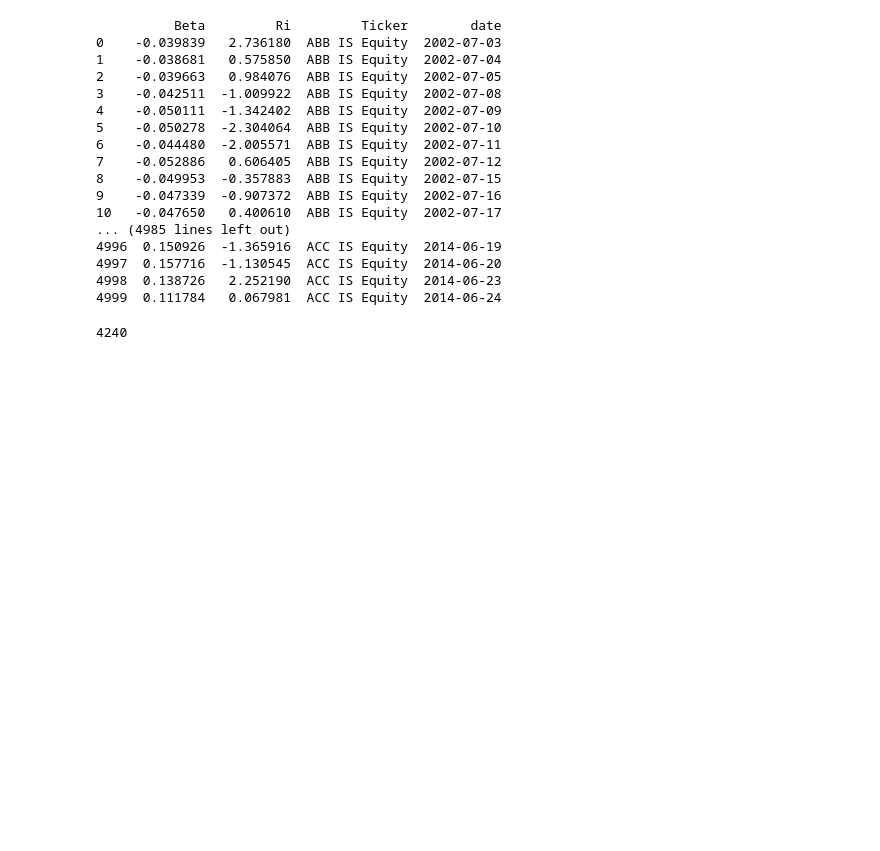
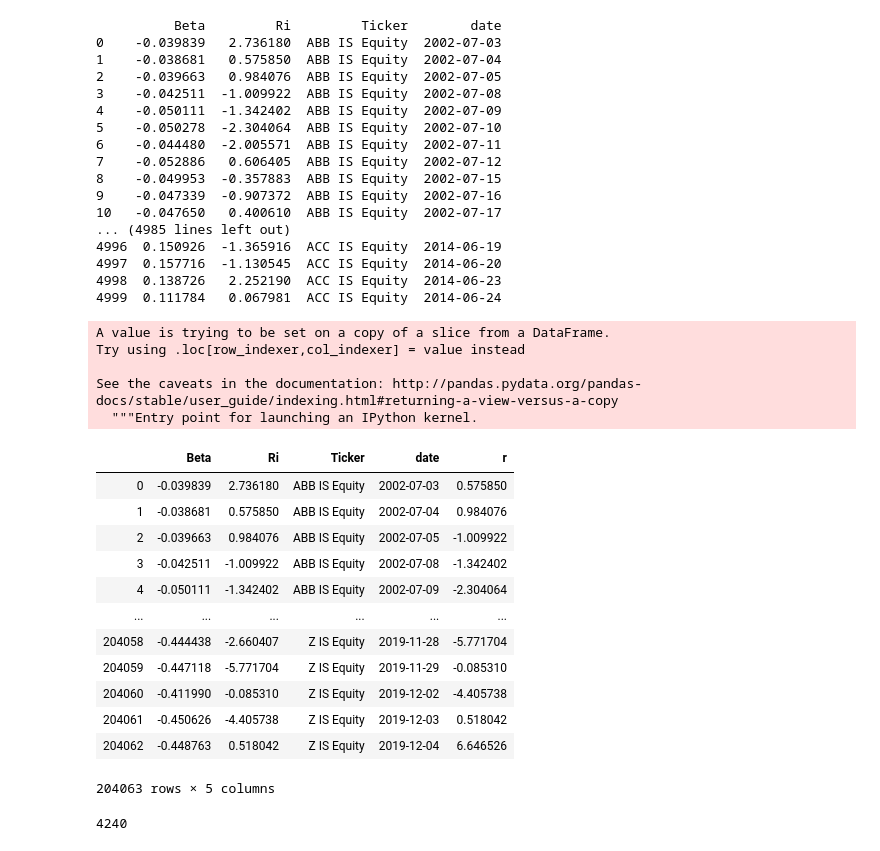
Before and after one commit to dchandak99/Betting-Against-Beta, a Jupyter notebook: Trade_karo.ipynb, the cells around one changed output. Cells and saved outputs as stored; diff of their text form; code cells hidden in the pictures; blank space fills up the shorter version.

Commit message:
Cum_Return

```diff
--- a/Trade_karo.ipynb
+++ b/Trade_karo.ipynb
@@ -31,6 +31,29 @@ df.head(5000)
 4997  0.157716  -1.130545  ACC IS Equity  2014-06-20
 4998  0.138726   2.252190  ACC IS Equity  2014-06-23
 4999  0.111784   0.067981  ACC IS Equity  2014-06-24
+# %%
+df['r']=df['Ri'].shift(-1)
+df=df.dropna()
+df
+# %% [output]
+A value is trying to be set on a copy of a slice from a DataFrame.
+Try using .loc[row_indexer,col_indexer] = value instead
+
+See the caveats in the documentation: http://pandas.pydata.org/pandas-docs/stable/user_guide/indexing.html#returning-a-view-versus-a-copy
+  """Entry point for launching an IPython kernel.
+|  | Beta | Ri | Ticker | date | r |
+| 0 | -0.039839 | 2.736180 | ABB IS Equity | 2002-07-03 | 0.575850 |
+| 1 | -0.038681 | 0.575850 | ABB IS Equity | 2002-07-04 | 0.984076 |
+| 2 | -0.039663 | 0.984076 | ABB IS Equity | 2002-07-05 | -1.009922 |
+| 3 | -0.042511 | -1.009922 | ABB IS Equity | 2002-07-08 | -1.342402 |
+| 4 | -0.050111 | -1.342402 | ABB IS Equity | 2002-07-09 | -2.304064 |
+| ... | ... | ... | ... | ... | ... |
+| 204058 | -0.444438 | -2.660407 | Z IS Equity | 2019-11-28 | -5.771704 |
+| 204059 | -0.447118 | -5.771704 | Z IS Equity | 2019-11-29 | -0.085310 |
+| 204060 | -0.411990 | -0.085310 | Z IS Equity | 2019-12-02 | -4.405738 |
+| 204061 | -0.450626 | -4.405738 | Z IS Equity | 2019-12-03 | 0.518042 |
+| 204062 | -0.448763 | 0.518042 | Z IS Equity | 2019-12-04 | 6.646526 |
+204063 rows × 5 columns
 # %%
 gk=df.groupby('date')
 # %%
```
Also changed, not shown: parts of 3 cells of this notebook, 3 other files.
